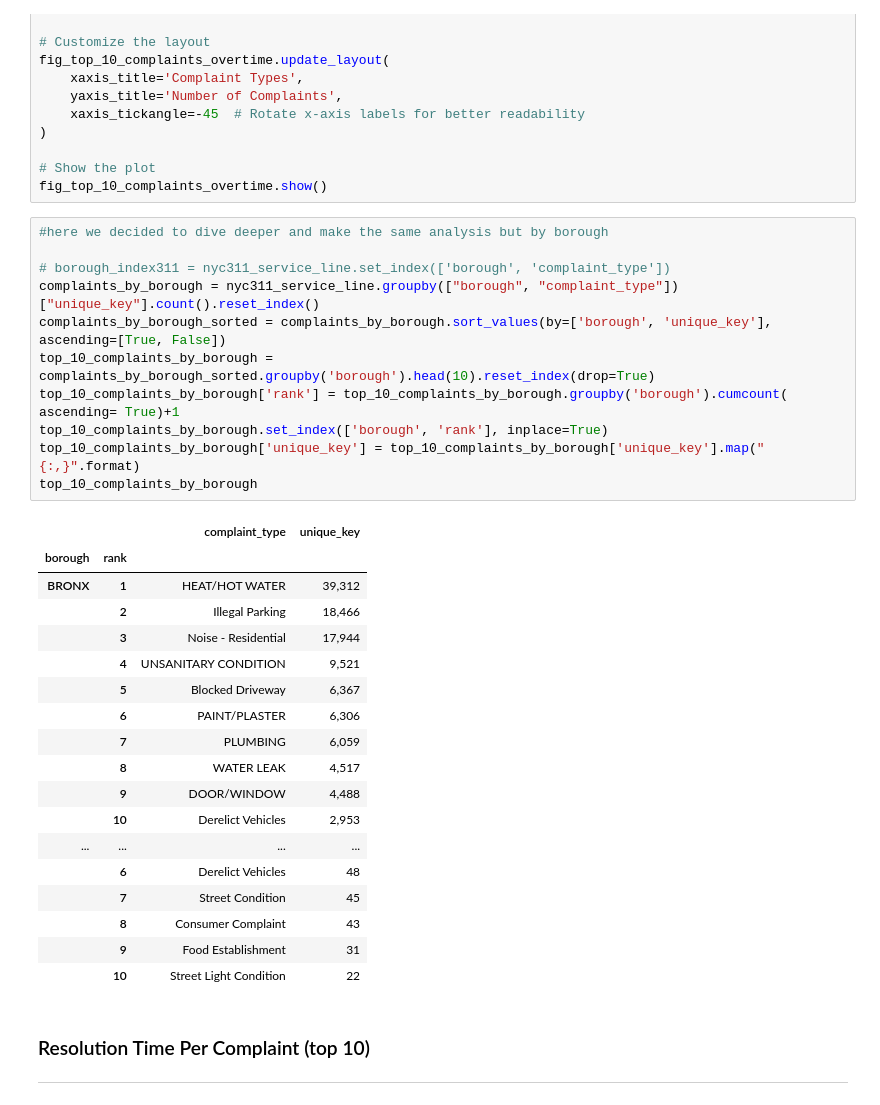
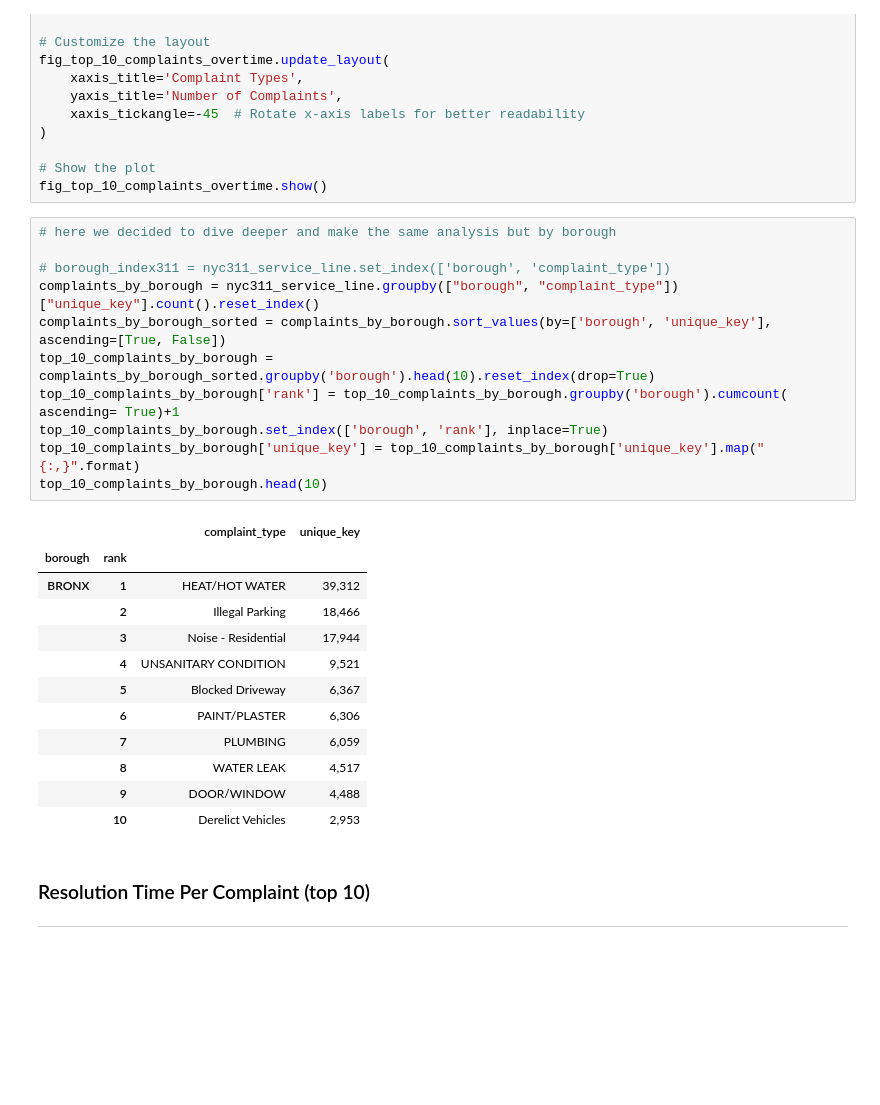
Before and after one commit to ajones1010/NYC-311-Analysis, a Jupyter notebook: nyc_311.ipynb, the cells around one changed output. Cells and saved outputs as stored; diff of their text form; blank space fills up the shorter version.

```diff
--- a/nyc_311.ipynb
+++ b/nyc_311.ipynb
@@ -567,35 +567,29 @@ fig_top_10_complaints_overtime.update_layout(
 # Show the plot
 fig_top_10_complaints_overtime.show()
 # %%
-#here we decided to dive deeper and make the same analysis but by borough
+# here we decided to dive deeper and make the same analysis but by borough
 
 # borough_index311 = nyc311_service_line.set_index(['borough', 'complaint_type'])
 complaints_by_borough = nyc311_service_line.groupby(["borough", "complaint_type"])["unique_key"].count().reset_index()
 complaints_by_borough_sorted = complaints_by_borough.sort_values(by=['borough', 'unique_key'], ascending=[True, False])
 top_10_complaints_by_borough = complaints_by_borough_sorted.groupby('borough').head(10).reset_index(drop=True)
 top_10_complaints_by_borough['rank'] = top_10_complaints_by_borough.groupby('borough').cumcount( ascending= True)+1
 top_10_complaints_by_borough.set_index(['borough', 'rank'], inplace=True)
 top_10_complaints_by_borough['unique_key'] = top_10_complaints_by_borough['unique_key'].map("{:,}".format)
-top_10_complaints_by_borough
+top_10_complaints_by_borough.head(10)
 # %% [output]
 |  |  | complaint_type | unique_key |
 | borough | rank |  |  |
 | BRONX | 1 | HEAT/HOT WATER | 39,312 |
 |  | 2 | Illegal Parking | 18,466 |
 |  | 3 | Noise - Residential | 17,944 |
 |  | 4 | UNSANITARY CONDITION | 9,521 |
 |  | 5 | Blocked Driveway | 6,367 |
 |  | 6 | PAINT/PLASTER | 6,306 |
 |  | 7 | PLUMBING | 6,059 |
 |  | 8 | WATER LEAK | 4,517 |
 |  | 9 | DOOR/WINDOW | 4,488 |
 |  | 10 | Derelict Vehicles | 2,953 |
-| ... | ... | ... | ... |
-|  | 6 | Derelict Vehicles | 48 |
-|  | 7 | Street Condition | 45 |
-|  | 8 | Consumer Complaint | 43 |
-|  | 9 | Food Establishment | 31 |
-|  | 10 | Street Light Condition | 22 |
 # %% [markdown]
 ### Resolution Time Per Complaint (top 10)
 ---
```
Also changed, not shown: parts of 12 cells of this notebook, 2 other files.
